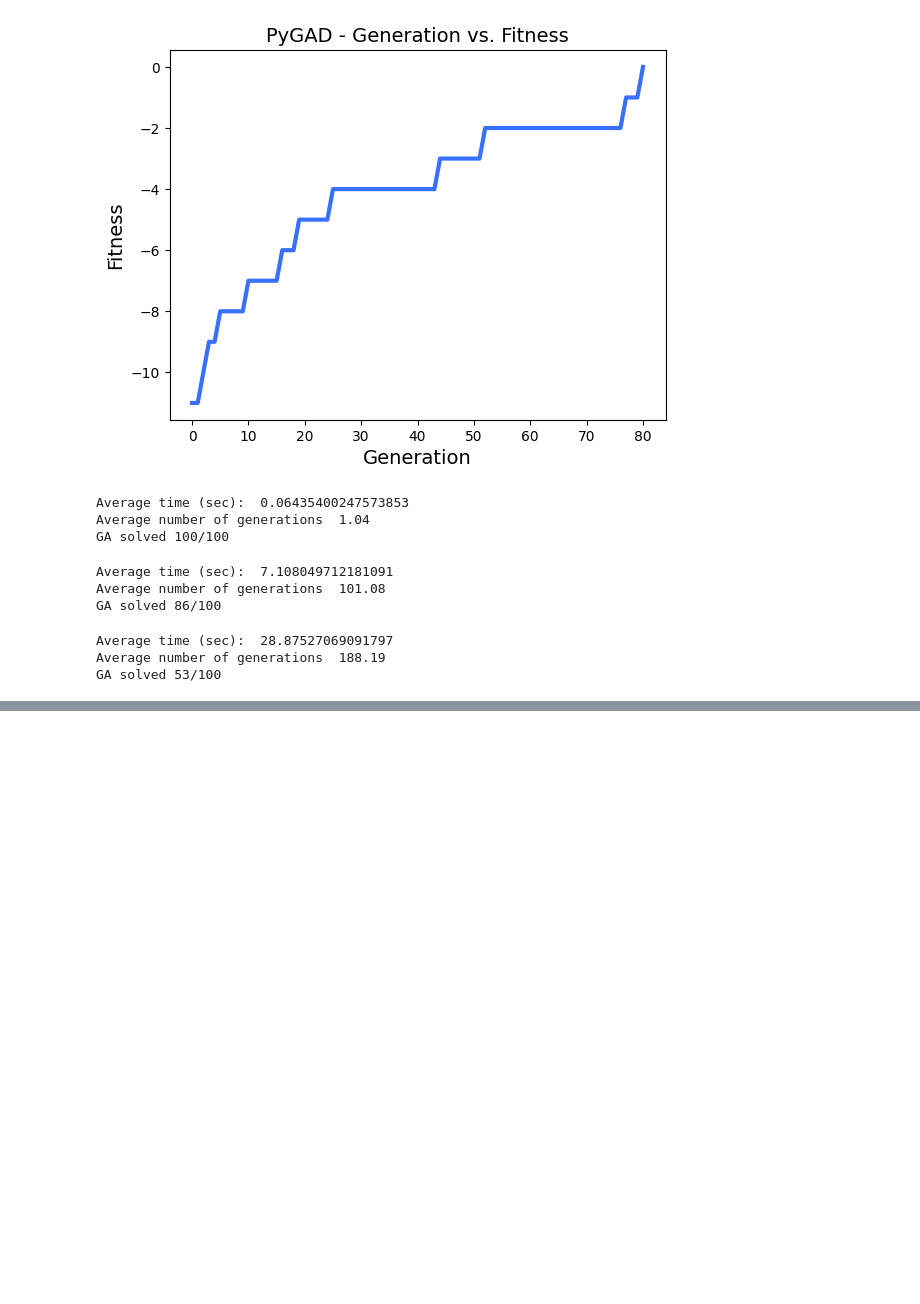
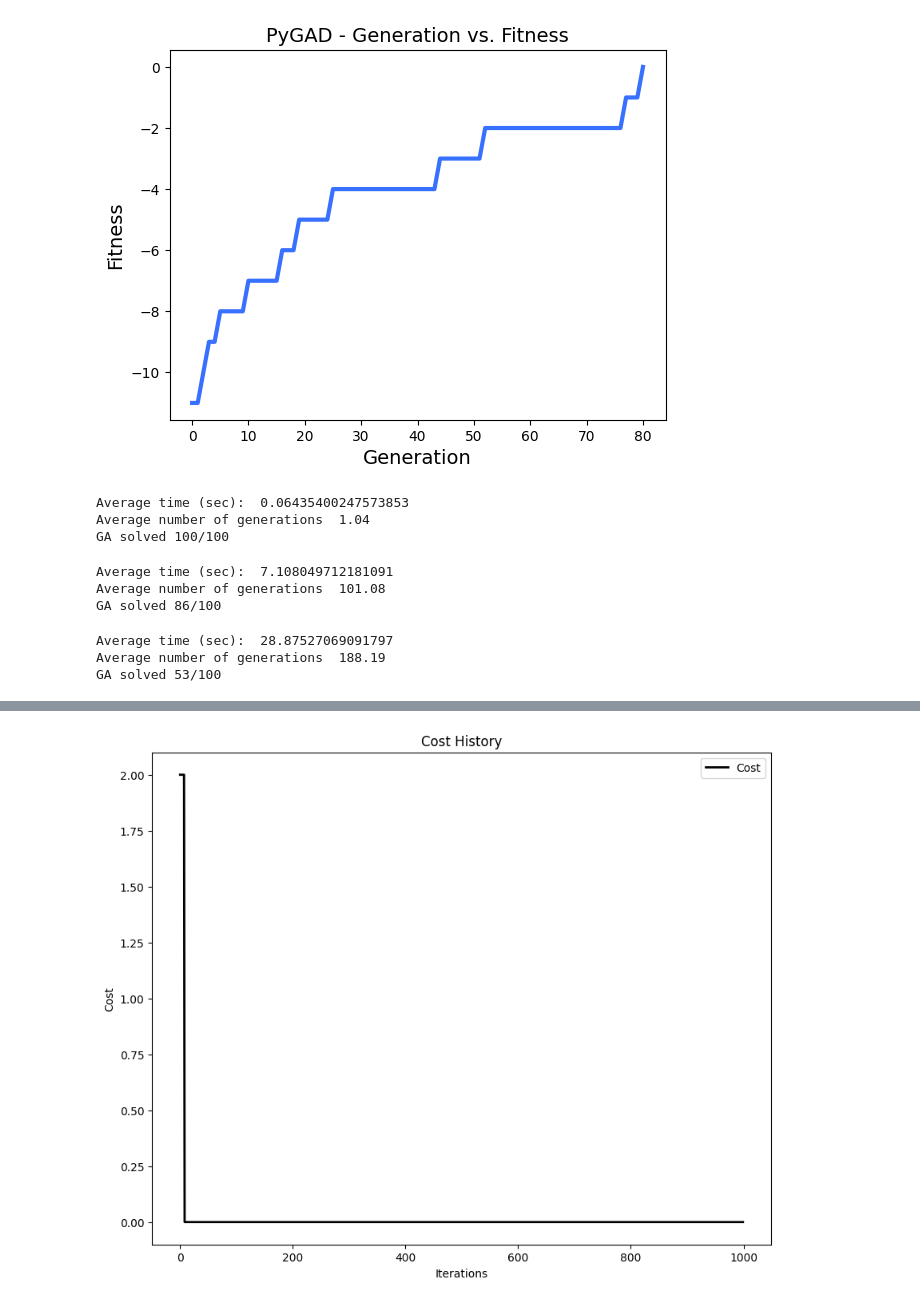
Before and after one commit to piotrd22/computational_intelligence_ug, a Jupyter notebook: project01/project.ipynb, the cells around one changed output, grey strips where cells are left out. Saved outputs shown, nothing was run; the diff lists cells and outputs as text; code cells hidden in the pictures; blank space fills up the shorter version.

```diff
--- a/project01/project.ipynb
+++ b/project01/project.ipynb
@@ -328,0 +383,8 @@ GA solved 53/100
+# %%
+n = 5
+optimizer = generate_optimizer(n)
+optimizer.optimize(f, iters=1000)
+cost_history = optimizer.cost_history
+plot_cost_history(cost_history)
+plt.show()
+# %% [output]
@@ -328,0 +393 @@ GA solved 53/100
+[figure, added]
```
Also changed, not shown: parts of 15 cells of this notebook, 1 other file.
